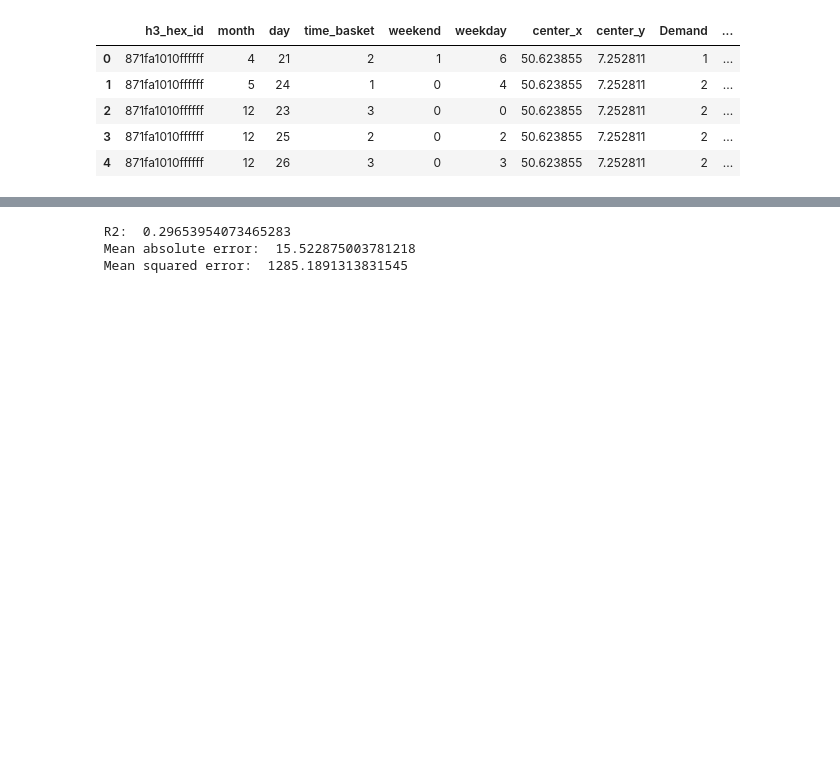
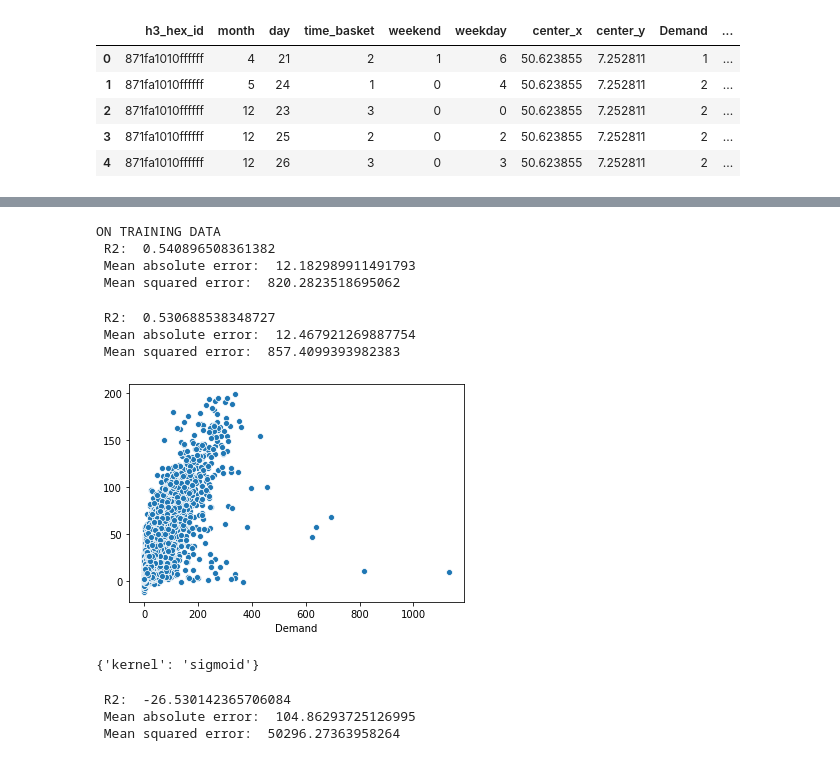
Before and after one commit to ey96/CallABike_Analytics, a Jupyter notebook: 04_SVR .ipynb, the cells around one changed output, grey strips where cells are left out. Drawn from its saved outputs; the diff is of its cells as text; code cells hidden in the pictures; blank space fills up the shorter version.

```diff
--- a/04_SVR .ipynb
+++ b/04_SVR .ipynb
@@ -220,0 +242,2 @@ df_demand["distanceToCentralStation"] = df_demand[["center_x","center_y"]].apply
+# %%
+df_demand["isAfternoon"] = df_demand["time_basket"].apply(lambda x: 1 if x==2 else 0)
@@ -220,0 +260,49 @@ df_demand["distanceToCentralStation"] = df_demand[["center_x","center_y"]].apply
+# %%
+X = df_demand[["time_basket","month","hex_center_x","hex_center_y","day", "weekend", "weekday", "temperature °C",
+               "distanceToCentralStation","distanceToUniversity","isAfternoon"]]
+y = df_demand[["Demand"]]
+# %%
+################################################################################################
+# metrics on training data
+from sklearn.preprocessing import StandardScaler
+X_train , X_test , y_train, y_test = train_test_split(X, y, test_size = 0.3,random_state=0)
+scaler = StandardScaler()
+
+svr = SVR("rbf",C=10)
+svr.fit(scaler.fit_transform(X_train), y_train)
+y_pred = svr.predict(scaler.fit_transform(X_train))
+
+r2 = r2_score(y_train, y_pred)
+mae = mean_absolute_error(y_train, y_pred)
+mse = mean_squared_error(y_train, y_pred)
+print('ON TRAINING DATA', '\n','R2: ', r2, '\n','Mean absolute error: ', mae,'\n','Mean squared error: ', mse)
+# %% [output]
+ON TRAINING DATA
+ R2:  0.540896508361382
+ Mean absolute error:  12.182989911491793
+ Mean squared error:  820.2823518695062
+# %%
+# hex resolution = 7
+#.4646323553842374
+#13.40
+from sklearn.preprocessing import StandardScaler
+X_train , X_test , y_train, y_test = train_test_split(X, y, test_size = 0.3,random_state=0)
+scaler = StandardScaler()
+
+svr = SVR("rbf",C=10)
+svr.fit(scaler.fit_transform(X_train), y_train)
+y_pred = svr.predict(scaler.fit_transform(X_test))
+
+r2 = r2_score(y_test, y_pred)
+mae = mean_absolute_error(y_test, y_pred)
+mse = mean_squared_error(y_test, y_pred)
+print('\n','R2: ', r2, '\n','Mean absolute error: ', mae,'\n','Mean squared error: ', mse)
+# %% [output]
+ R2:  0.530688538348727
+ Mean absolute error:  12.467921269887754
+ Mean squared error:  857.4099393982383
+# %%
+sns.scatterplot(y_test["Demand"], y_pred)
+plt.show()
+# %% [output]
+[figure, added]
@@ -221,20 +326,21 @@ df_demand["distanceToCentralStation"] = df_demand[["center_x","center_y"]].apply
+# %%
+best_params
+# %% [output]
+{'kernel': 'sigmoid'}
 # %%
-X = df_demand[["time_basket","month","center_x","center_y","day", "weekend", "weekday", "temperature °C","distanceToCentralStation"]]
-y = df_demand[["Demand"]]
-
 from sklearn.preprocessing import StandardScaler
 X_train , X_test , y_train, y_test = train_test_split(X, y, test_size = 0.3,random_state=0)
 scaler = StandardScaler()
 
-svr = SVR()
+svr = SVR("sigmoid")
 svr.fit(scaler.fit_transform(X_train), y_train)
 y_pred = svr.predict(scaler.fit_transform(X_test))
 
 r2 = r2_score(y_test, y_pred)
 mae = mean_absolute_error(y_test, y_pred)
 mse = mean_squared_error(y_test, y_pred)
-print('\n','R2: ', r2, '\n','Mean absolute error: ', mae,'\n','Mean squared error: ', mse )
+print('\n','R2: ', r2, '\n','Mean absolute error: ', mae,'\n','Mean squared error: ', mse)
 # %% [output]
- R2:  0.29653954073465283
- Mean absolute error:  15.522875003781218
- Mean squared error:  1285.1891313831545
+ R2:  -26.530142365706084
+ Mean absolute error:  104.86293725126995
+ Mean squared error:  50296.27363958264
```
Also changed, not shown: parts of 9 cells of this notebook.
